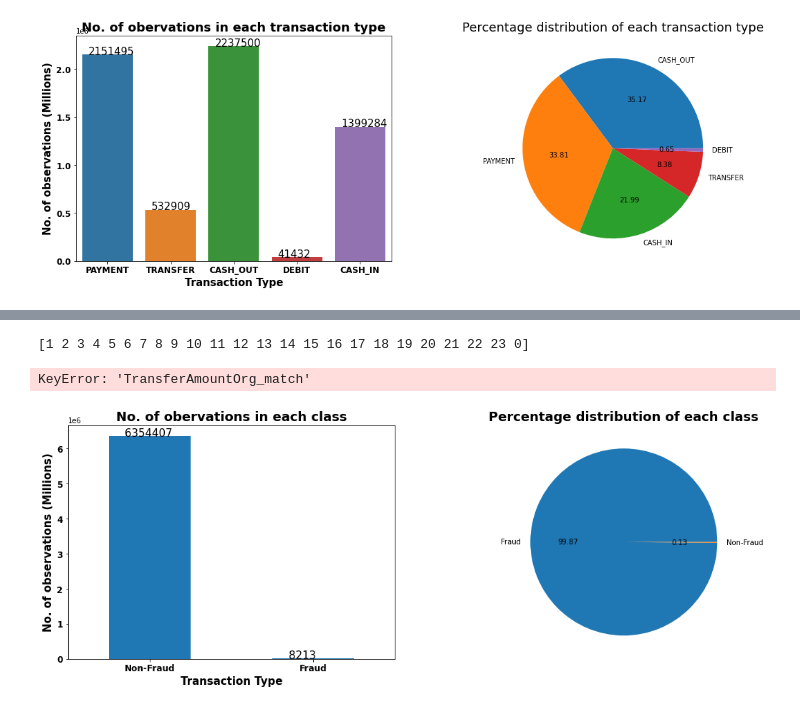
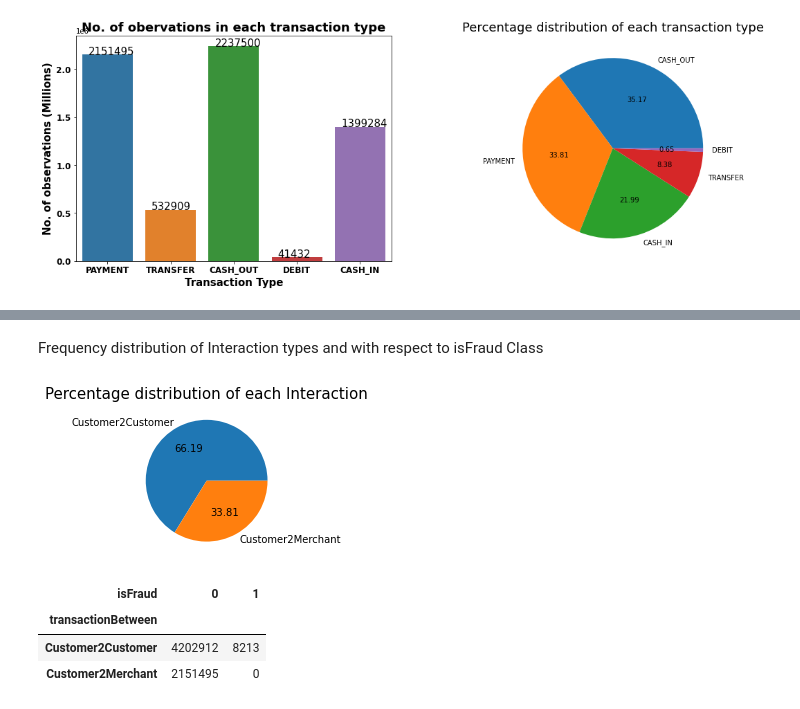
Before and after one commit to hxp89/CIND_820_Project, a Jupyter notebook: SRC/Project_820_HARIPRIYA.ipynb, the cells around one changed output, grey strips where cells are left out. Saved outputs shown, nothing was run; the diff lists cells and outputs as text; code cells hidden in the pictures.

```diff
--- a/SRC/Project_820_HARIPRIYA.ipynb
+++ b/SRC/Project_820_HARIPRIYA.ipynb
@@ -135,10 +157,0 @@ def categorise_dest(row):
-# %%
-payments['errorBalanceOrig'] = payments['newbalanceOrig'] + payments['amount'] - payments['oldbalanceOrg']
-
-payments['errorBalanceDest'] = payments['oldbalanceDest'] + payments['amount'] - payments['newbalanceDest']
-
-#oldbalanceOrg	newbalanceOrig	oldbalanceDest	newbalanceDest
-# %%
-payments['errorBalanceOrig_flag'] = payments['errorBalanceOrig'].apply(lambda x: 1 if x == 0 else 0)
-
-payments['errorBalanceDest_flag'] = payments['errorBalanceDest'].apply(lambda x: 1 if x == 0 else 0)
@@ -162,3 +157,0 @@ df['flag'] = df[["errorBalanceOrig_flag", "errorBalanceDest_flag"]].apply(lambda
-# %%
-payments['zeroBalanceDest'] = payments['oldbalanceDest'] + payments['newbalanceDest']
-payments['zeroBalanceDest'] = payments['zeroBalanceDest'].apply(lambda x: 1 if x == 0 else 0)
@@ -185,5 +157,0 @@ payments.head(50)
-# %%
-# transaction hour
-payments['transactionHour'] = payments['step'] % 24
-# converting into object type
-payments['transactionHour'] = payments['transactionHour'].astype('object')
@@ -193,35 +158,21 @@ payments['transactionHour'] = payments['transactionHour'].astype('object')
-# %%
-print(payments['transactionHour'].unique())
-# %% [output]
-[1 2 3 4 5 6 7 8 9 10 11 12 13 14 15 16 17 18 19 20 21 22 23 0]
-# %%
-
-del payments['TransferAmountOrg_match']
-#del payments['TransferAmountOrg']
-# %% [output]
-KeyError: 'TransferAmountOrg_match'
+# %% [markdown]
+Frequency distribution of Interaction types and with respect to isFraud Class
 # %%
-#fraudulent transactions
-plt.subplots(1,2, figsize=(18,6))
+tb = sns.countplot(payments['transactionBetween'])
+for i in tb.patches:
+    # get_x pulls left or right; get_height pushes up or down
+    tb.text(i.get_x()+0.1, i.get_height(), str(round(i.get_height(), 2)), fontsize=15, color='black')
 
-# countplot to visualize the no. of observations under each class
-plt.subplot(1,2,1)
-ax = payments['isFraud'].value_counts().plot(kind='bar')
-plt.xlabel('Transaction Type', fontsize=15, fontweight='bold')
-plt.xticks(ticks=[0,1], labels=['Non-Fraud','Fraud'], rotation=0, fontsize=12, fontweight='bold')
-plt.ylabel('No. of observations (Millions)', fontsize=15, fontweight='bold')
-plt.yticks(fontsize=12, fontweight='bold')
-plt.title('No. of obervations in each class', fontsize=18, fontweight='bold')
-for i in ax.patches:
-    # get_x pulls left or right; get_height pushes up or down
-    ax.text(i.get_x()+0.1, i.get_height()+3, str(round(i.get_height(), 2)), fontsize=15, color='black')
-
-# pie chart to visualize the percentage distribution of each class
 plt.subplot(1,2,2)
-plt.pie(payments['isFraud'].value_counts(), labels=['Fraud','Non-Fraud'], autopct='%.2f')
-plt.title('Percentage distribution of each class', fontsize=18, fontweight='bold')
+plt.pie(payments['transactionBetween'].value_counts(), labels=['Customer2Customer','Customer2Merchant'], autopct='%.2f')
+plt.title('Percentage distribution of each Interaction', fontsize=15)
 
 # display plot
 plt.show()
+pd.crosstab(payments.transactionBetween, payments.isFraud)
 # %% [output]
-[figure, old version]
+[figure, new version]
+| isFraud | 0 | 1 |
+| transactionBetween |  |  |
+| Customer2Customer | 4202912 | 8213 |
+| Customer2Merchant | 2151495 | 0 |
```
Also changed, not shown: parts of 27 cells of this notebook.
